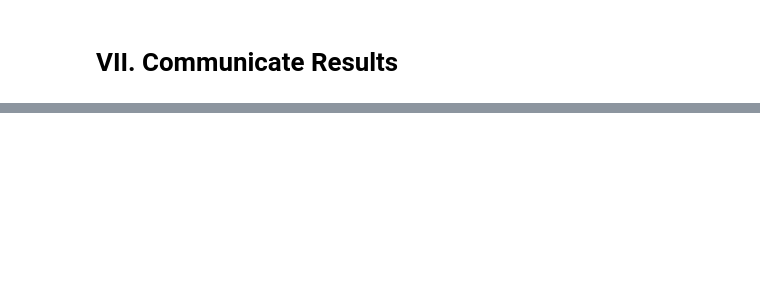
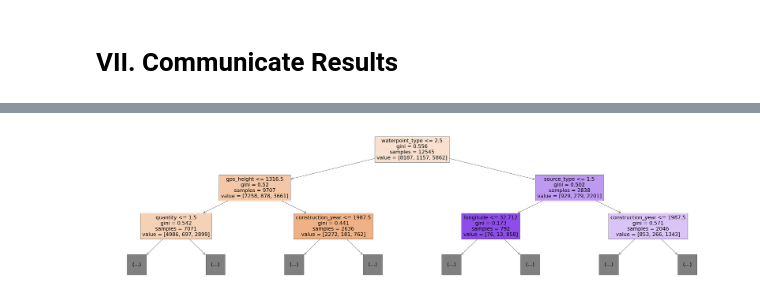
Before and after one commit to Vasanta2002/Data_Wrangling, a Jupyter notebook: JDS_SHR_222_guided_project_notes.ipynb, the cells around one changed output, grey strips where cells are left out. Saved outputs shown, nothing was run; the diff lists cells and outputs as text; code cells hidden in the pictures; blank space fills up the shorter version.

```diff
--- a/JDS_SHR_222_guided_project_notes.ipynb
+++ b/JDS_SHR_222_guided_project_notes.ipynb
@@ -199,8 +239,10 @@ plt.xlabel('gini importance');
 # %%
 #first tree in the Random Forest
 plt.figure(figsize=(60,15));
-plot_tree(
+plot_tree(model_rf.named_steps['randomforestclassifier'].estimators_[0],
          max_depth=2,
          feature_names=X_train.columns,
          filled=True
          );
+# %% [output]
+[figure, added]
```
Also changed, not shown: parts of 14 cells of this notebook.
